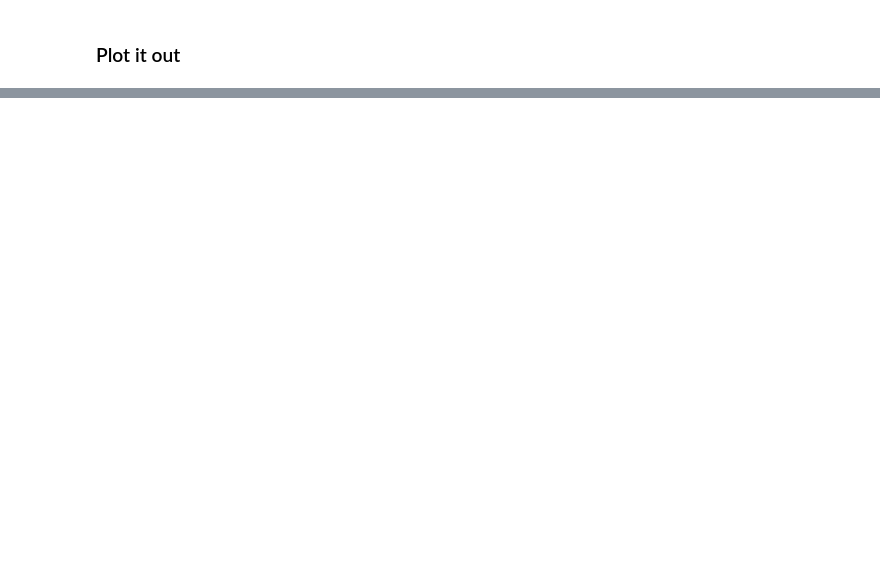
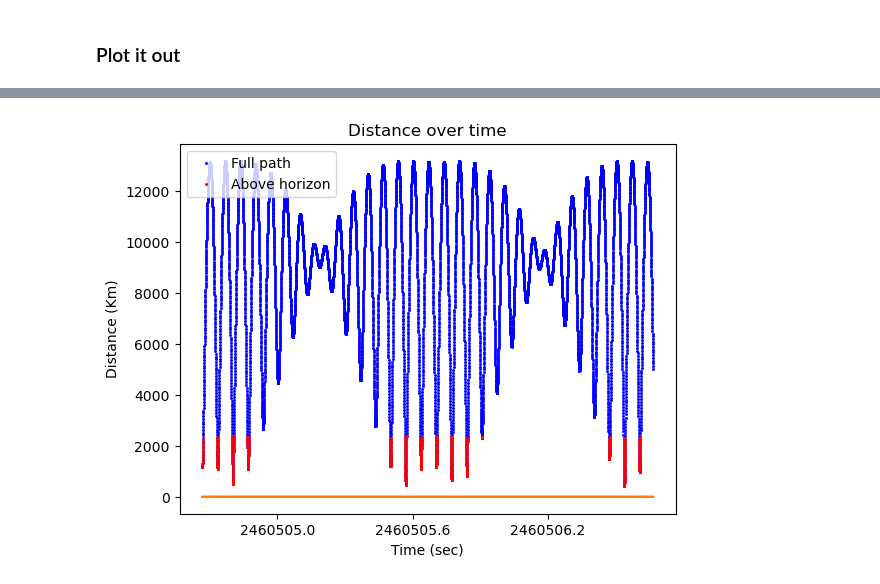
Before and after one commit to UChicago-PULSE/optical-ground-station, a Jupyter notebook: Slew Rate Calculations.ipynb, the cells around one changed output, grey strips where cells are left out. Cells and saved outputs as stored; diff of their text form; code cells hidden in the pictures; blank space fills up the shorter version.

```diff
--- a/Slew Rate Calculations.ipynb
+++ b/Slew Rate Calculations.ipynb
@@ -310,0 +322,13 @@ with quantity_support() and time_support():
+# %%
+with quantity_support() and time_support():
+    plt.plot(times,altaz.distance,'bs',ms=1,label='Full path')
+    plt.plot(times,np.ma.masked_array(altaz.distance,mask=above_horizon_mask),'rs',ms=1,label='Above horizon')
+    plt.plot(times,np.pi*np.ones(len(times)))
+    plt.plot(times,-np.pi*np.ones(len(times)))
+    plt.title("Distance over time")
+    plt.xlabel("Time (sec)")
+    plt.ylabel("Distance (Km)")
+    plt.legend(loc='upper left')
+    plt.show()
+# %% [output]
+[figure, added]
```
Also changed, not shown: parts of 15 cells of this notebook.
